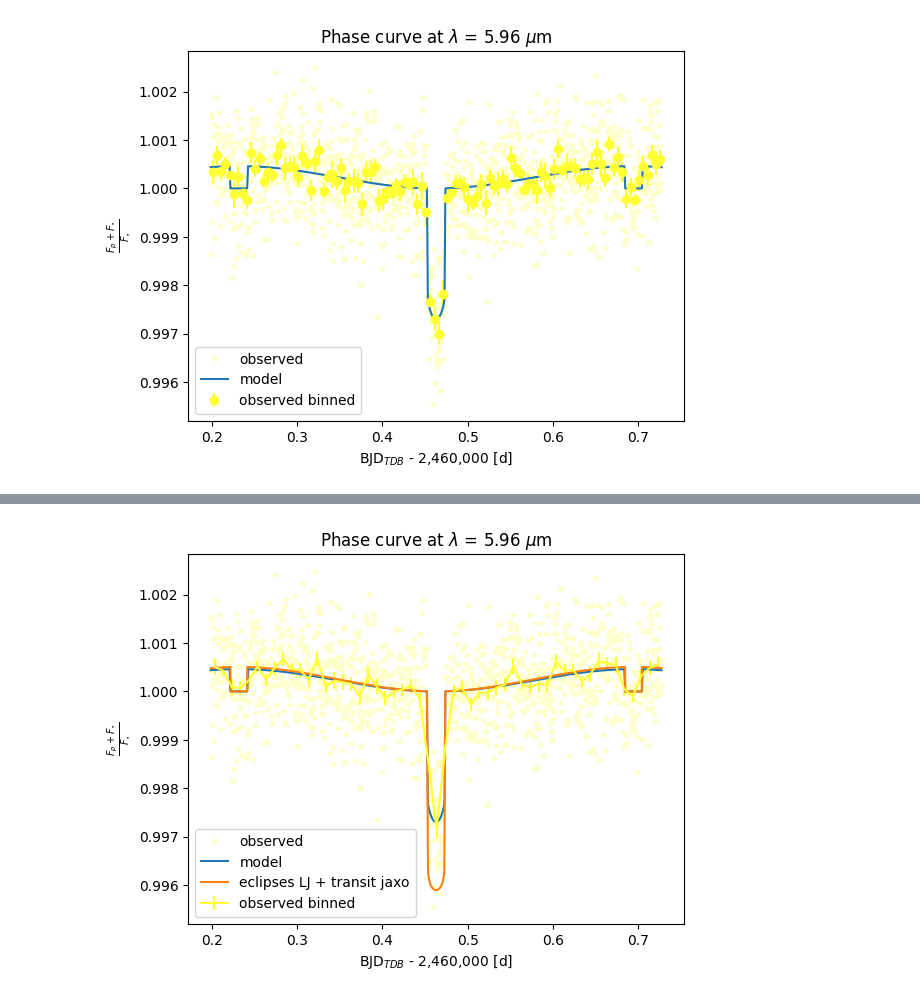
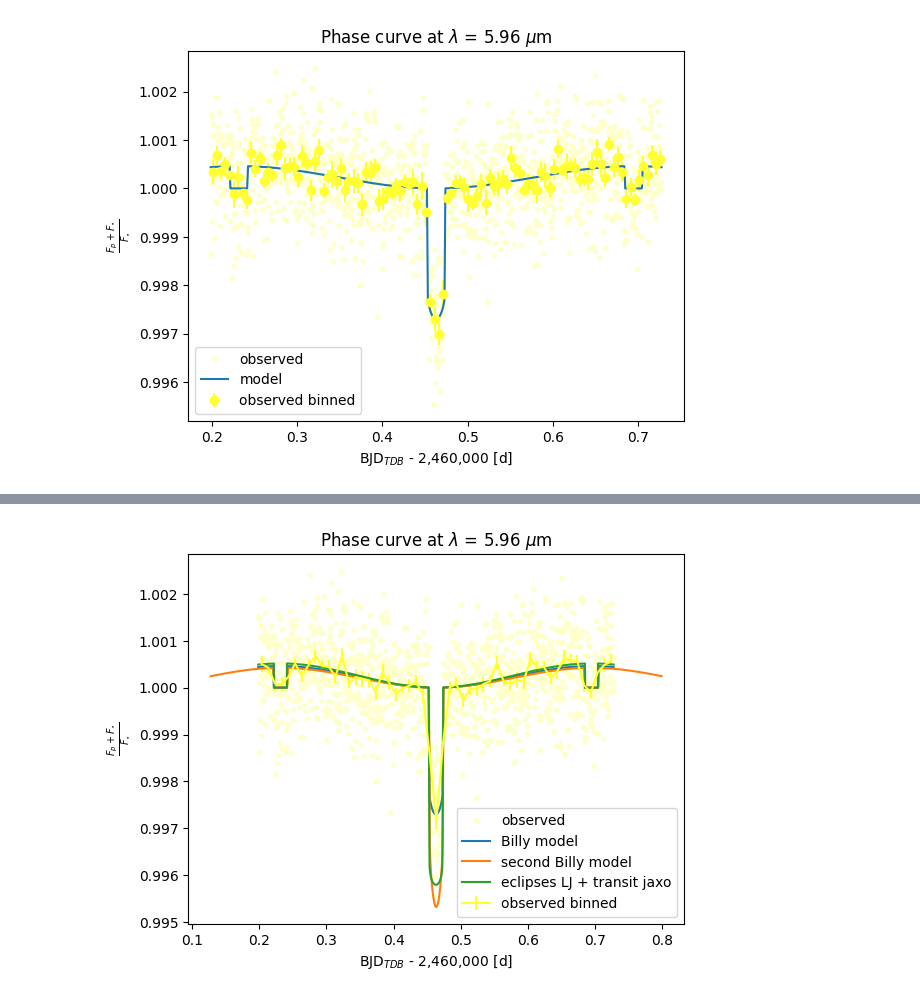
Before and after one commit to olwenrering/M2-LIU-Elsa, a Jupyter notebook: test_clean.ipynb, the cells around one changed output, grey strips where cells are left out. Drawn from its saved outputs; the diff is of its cells as text; code cells hidden in the pictures.

```diff
--- a/test_clean.ipynb
+++ b/test_clean.ipynb
@@ -80,0 +154,5 @@ for lamb in wvl:
+# %%
+df2 = pd.read_pickle("LHS3844b_phase_curve_max_1obs.pickle")
+print(df2['parameters'])
+print(df2['theta'])
+print(df['input_parameters'])
@@ -81,20 +165,21 @@ for lamb in wvl:
 # %%
 transit_duration_days = 0.5212/24
-P=data['period']
-time_transit=2458828.93037
+P=df2['theta'][3]
+#time_transit=df2['theta'][4] #2458828.93037
 impact_param=0.186
-R_star = data['star_radius']*R_Sun
+R_star = df2['theta'][0]*R_Sun
 time_transit = 0
 e = 0.0
 omega = 0.0 # bcs e = 0
-i = 90*np.pi/180 #data['inclination']*np.pi/180
+i = df2['theta'][5]*np.pi/180
 a = 0.00622*149597870700 # a in m
-R = data['planet_radius']*R_Earth
+#R = data['planet_radius']*R_Earth
+R = df2['theta'][6]*R_star
 lambda_1 = 5.8
 lambda_2 = 6.1
-T_star = data['star_temperature']
+T_star = df2['theta'][1]
 L_star = luminosity_bb(T_star, lambda_1, lambda_2)
-T_planet = data['dayside_temperature']
+T_planet = df2['theta'][8]
 L = luminosity_bb(T_planet, lambda_1, lambda_2)
 print(R/R_star)
 # %% [output]
@@ -102,6 +187,6 @@ print(R/R_star)
 # %%
 orbit = TransitOrbit(
-    period=P, duration=transit_duration_days, time_transit=time_transit, impact_param=impact_param, radius_ratio=data['Rp/Rs'])
+    period=P, duration=transit_duration_days, time_transit=time_transit, impact_param=impact_param, radius_ratio=df2['theta'][6])
 
 # Compute a limb-darkened light curve for this orbit
 time = df['data'][lamb]['model']['time'] - 2460000
@@ -114,6 +229,9 @@ model_pc = df['data'][lamb]['model']['pc']
 observed_time = df['data'][lamb]['observed']['time'] - 2460000
 observed_pc = df['data'][lamb]['observed']['pc']
 observed_binned = fast_binning(observed_time, observed_pc, 0.01)
+
+time_2 = df2['datasets'][b'AIRS-CH1']['lc']['time'] - 2458828.93
+pc_2 = df2['datasets'][b'AIRS-CH1']['lc']['model']
 
 t0 = model_time[0]
 t_end = model_time[len(model_time)-1]
@@ -132,15 +250,16 @@ phase_curvee = np.array(phase_curvee, dtype='float64')
 # %%
 fig, ax = plt.subplots()
 plt.plot(observed_time, observed_pc, '.', c=(1, 1, 0.8), label='observed')
 plt.errorbar(observed_binned[0], observed_binned[1], yerr=observed_binned[2], c=(1, 1, 0.2), label='observed binned')
-ax.plot(model_time, model_pc, label='model')
+ax.plot(model_time, model_pc, label='Billy model')
+ax.plot(time_2, pc_2, label='second Billy model')
 #ax.plot(model_time,phase_curvee, label='eclipses LJ')
 ax.plot(model_time,phase_curvee + light_curve, label='eclipses LJ + transit jaxo')
 #plt.plot(model_time,light_curve+1, label='transit jaxo')
 ax.set_title(rf'Phase curve at $\lambda$ = {lamb} $\mu$m')
 ax.legend()
 ax.set_xlabel(r'BJD$_{TDB}$ - 2,460,000 [d]')
 ax.set_ylabel(r'$\frac{F_p + F_{\star}}{F_{\star}}$')
 plt.show()
 # %% [output]
-[figure, old version]
+[figure, new version]
```
Also changed, not shown: parts of 9 cells of this notebook, 9 other files.
